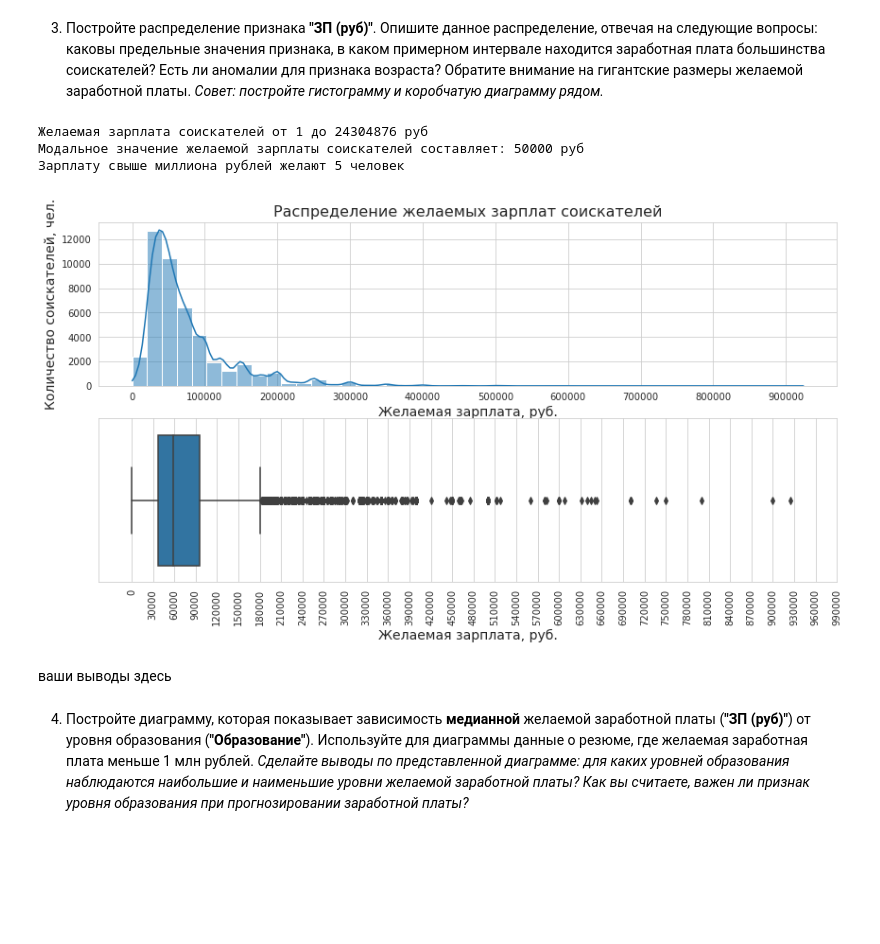
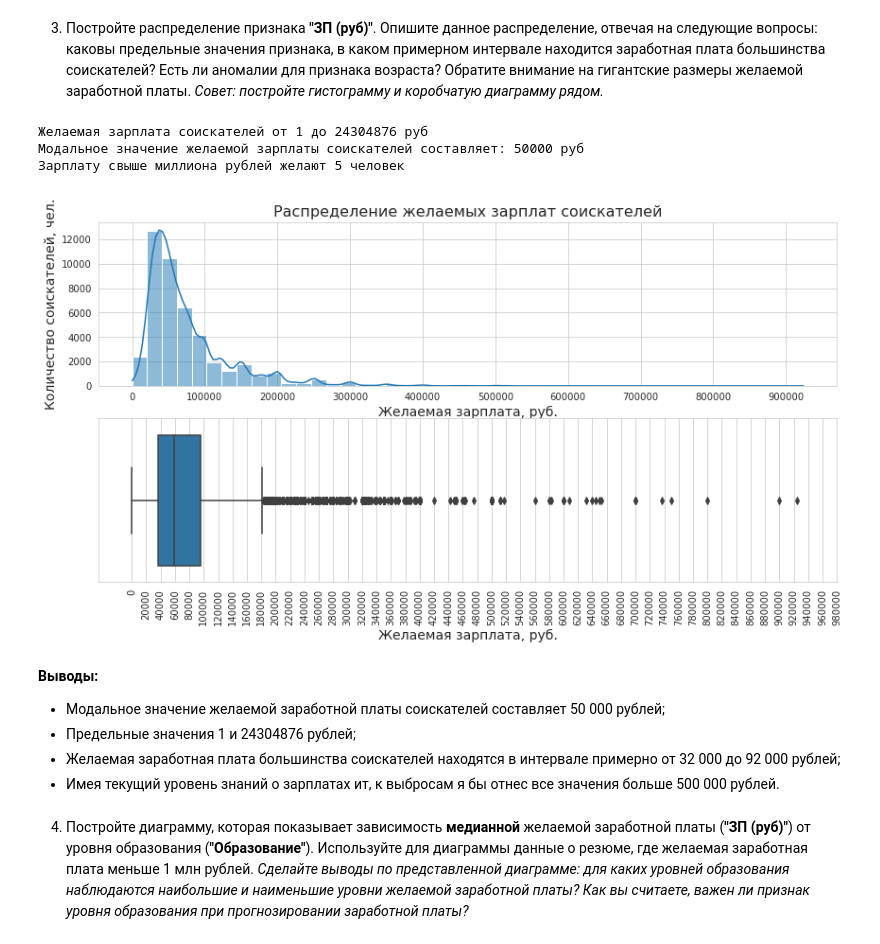
Before and after one commit to SergeyObukhov/sf_data_science, a Jupyter notebook: projekt_1/Project_1.ipynb, the cells around one changed output. Saved outputs shown, nothing was run; the diff lists cells and outputs as text; code cells hidden in the pictures; blank space fills up the shorter version.

```diff
--- a/projekt_1/Project_1.ipynb
+++ b/projekt_1/Project_1.ipynb
@@ -633,37 +633,42 @@ hist3 = sns.histplot(
     x='ЗП (руб)',
     bins=45,
     kde=True,
     ax=axes[0]
 );
 hist3.set_xlabel('Желаемая зарплата, руб.', fontsize=14);
 hist3.set_ylabel('Количество соискателей, чел.', fontsize=14);
 hist3.set_xticks(range(0, 1000000, 100000));
 
 boxplot3 = sns.boxplot(
     data=hh_df[mask_emissions],
     x='ЗП (руб)',
     orient='h',
     width=0.8,
     ax=axes[1]
 );
 boxplot3.set_xlabel('Желаемая зарплата, руб.', fontsize=14);
-boxplot3.set_xticks(range(0, 1000000, 30000))
+boxplot3.set_xticks(range(0, 1000000, 20000))
 
 # ответ на задание 4.3
 sal_min = round(hh_df['ЗП (руб)'].min())
 sal_max = round(hh_df['ЗП (руб)'].max())
 print(f'Желаемая зарплата соискателей от {sal_min} до {sal_max} руб')
 sal_mode = round(hh_df['ЗП (руб)'].mode()[0])
 print(f'Модальное значение желаемой зарплаты соискателей составляет: {sal_mode} руб')
 over_million = hh_df[hh_df['ЗП (руб)'] > 1000000].shape[0]
 print(f'Зарплату свыше миллиона рублей желают {over_million} человек')
 # %% [output]
 Желаемая зарплата соискателей от 1 до 24304876 руб
 Модальное значение желаемой зарплаты соискателей составляет: 50000 руб
 Зарплату свыше миллиона рублей желают 5 человек
-[figure, old version]
+[figure, new version]
 # %% [markdown]
-ваши выводы здесь
+**Выводы:**
+
+*   Модальное значение желаемой заработной платы соискателей составляет 50 000 рублей;
+*   Предельные значения 1 и 24304876 рублей;
+*   Желаемая заработная плата большинства соискателей находятся в интервале примерно от 32 000 до 92 000 рублей;
+*   Имея текущий уровень знаний о зарплатах ит, к выбросам я бы отнес все значения больше 500 000 рублей.
 # %% [markdown]
 4. Постройте диаграмму, которая показывает зависимость **медианной** желаемой заработной платы (**"ЗП (руб)"**) от уровня образования (**"Образование"**). Используйте для диаграммы данные о резюме, где желаемая заработная плата меньше 1 млн рублей.
 *Сделайте выводы по представленной диаграмме: для каких уровней образования наблюдаются наибольшие и наименьшие уровни желаемой заработной платы? Как вы считаете, важен ли признак уровня образования при прогнозировании заработной платы?*
```
Also changed, not shown: parts of 3 cells of this notebook.
